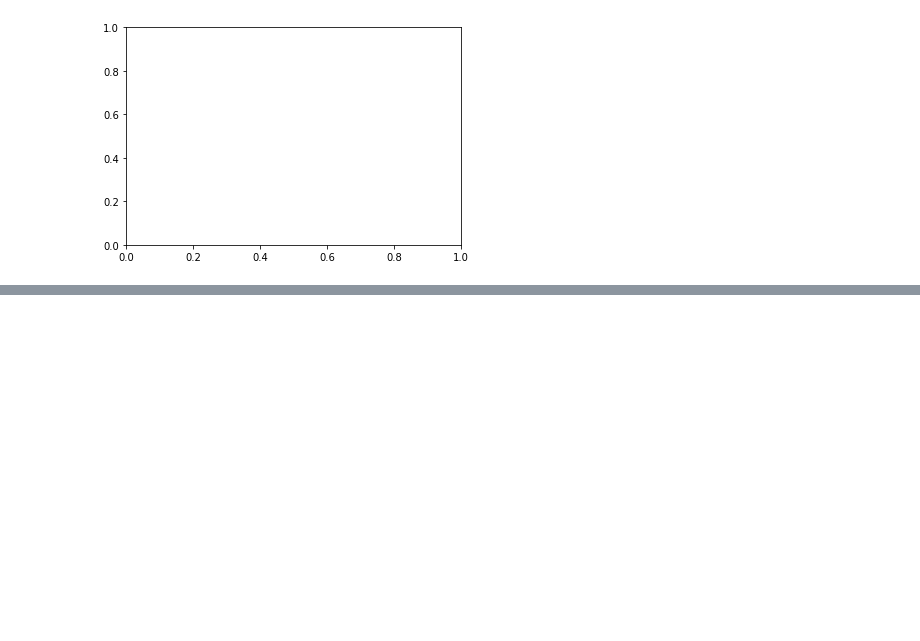
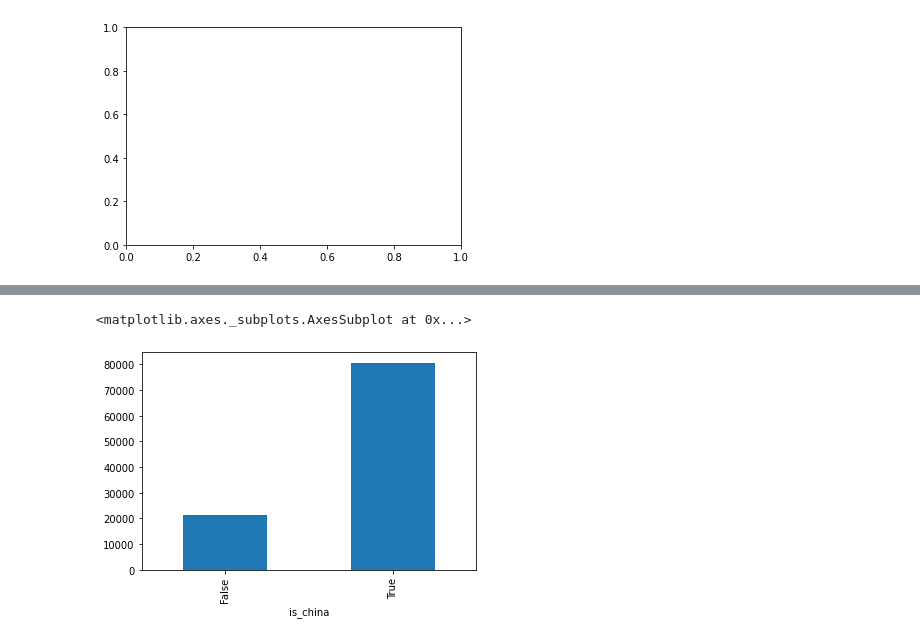
Before and after one commit to viniciusfin/COVID-19, a Jupyter notebook: Data_Science_e_Saude.ipynb, the cells around one changed output, grey strips where cells are left out. Drawn from its saved outputs; the diff is of its cells as text; code cells hidden in the pictures; blank space fills up the shorter version.

```diff
--- a/Data_Science_e_Saude.ipynb
+++ b/Data_Science_e_Saude.ipynb
@@ -395,0 +398,2 @@ combined.sort_values("letality_rate_1", ascending = False).query("confirmed > 10
+# %%
+confirmed.set_index("Country/Region").loc["China"].sum().tail()
@@ -395,0 +407,3 @@ combined.sort_values("letality_rate_1", ascending = False).query("confirmed > 10
+# %%
+is_china = confirmed["Country/Region"] == "China"
+is_china.head()
@@ -395,0 +417,3 @@ combined.sort_values("letality_rate_1", ascending = False).query("confirmed > 10
+# %%
+confirmed['is_china'] = is_china
+confirmed.head()
@@ -395,0 +457,6 @@ combined.sort_values("letality_rate_1", ascending = False).query("confirmed > 10
+# %%
+# Data em que a China possuía mais casos que o restante
+confirmed.groupby("is_china").sum()['3/6/20'].plot(kind='bar')
+# %% [output]
+<matplotlib.axes._subplots.AxesSubplot at 0x...>
+[figure, added]
```
Also changed, not shown: parts of 52 cells of this notebook.
